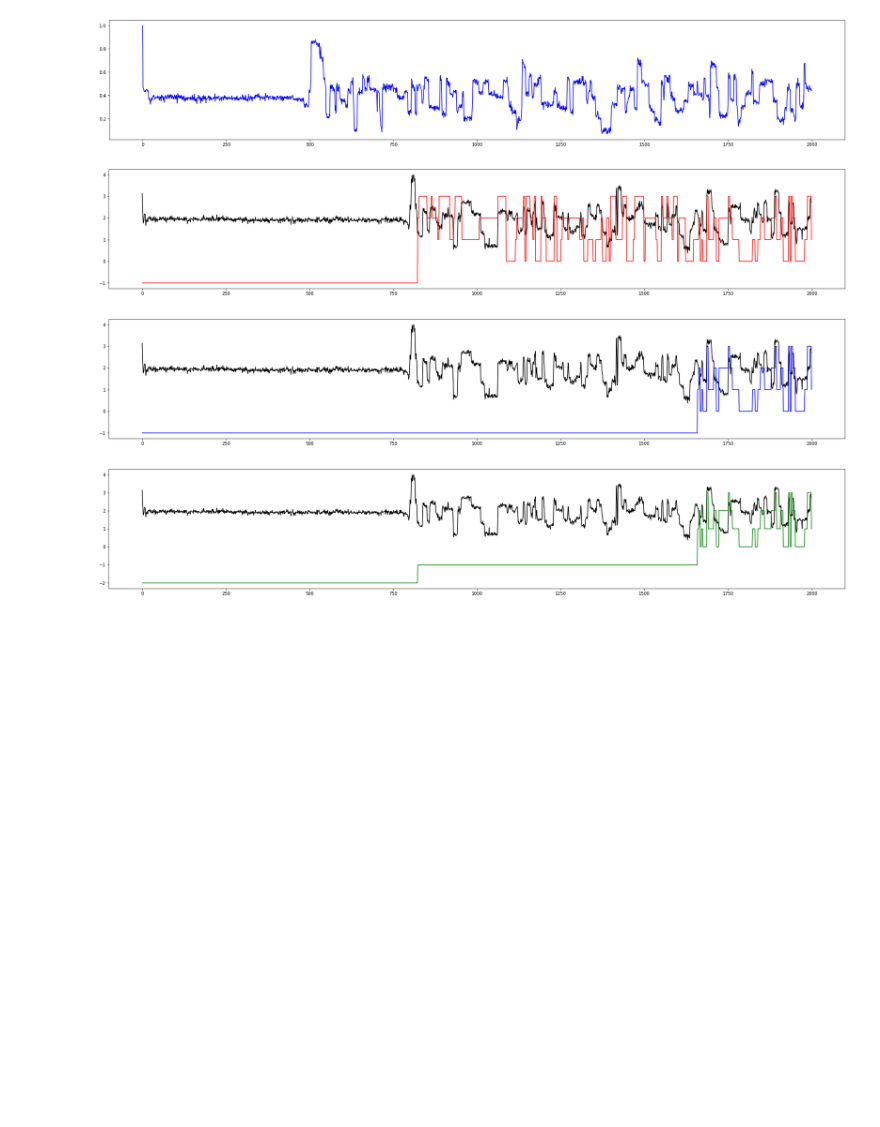
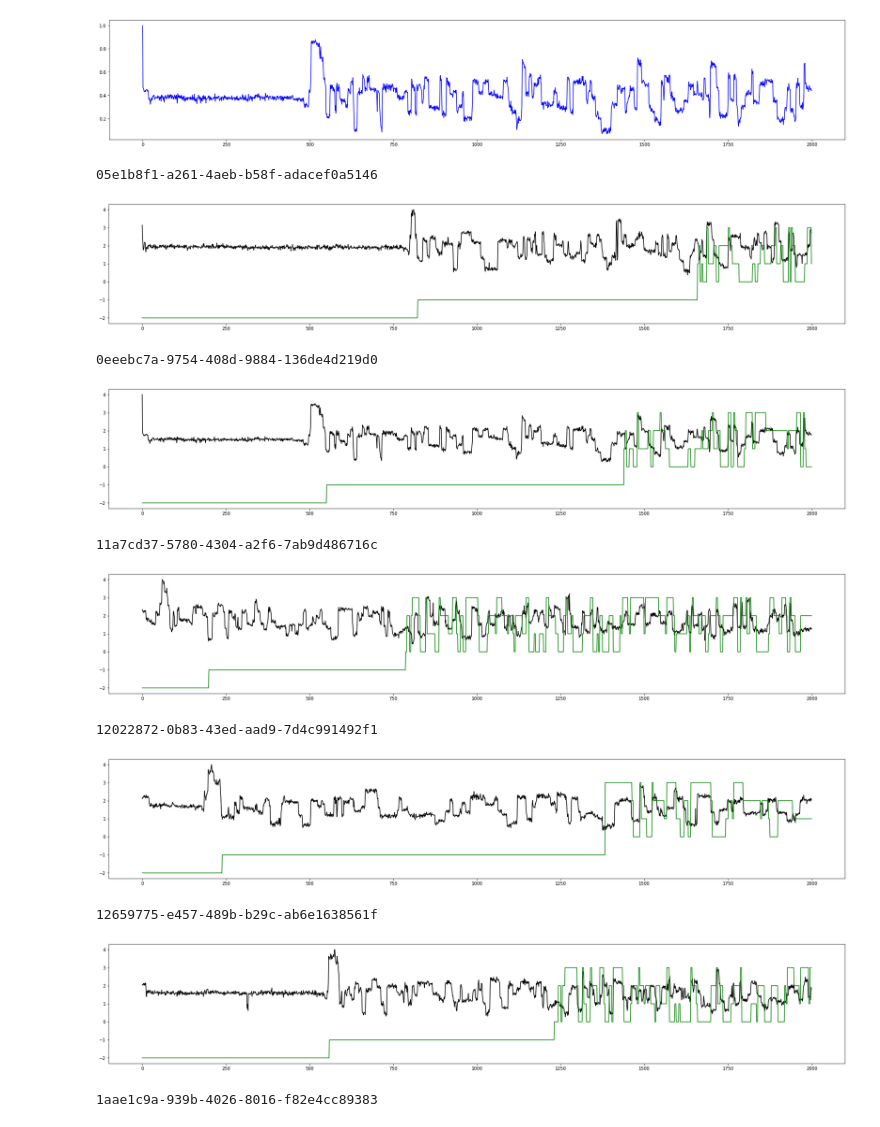
Before and after one commit to felixgravila/darkmatter, a Jupyter notebook: miro/taiyaki_analysis/Process_labels.ipynb, the cells around one changed output. Cells and saved outputs as stored; diff of their text form; code cells hidden in the pictures; blank space fills up the shorter version.

Commit message:
added API for obtaining labelled data, see process labels notebook

```diff
--- a/miro/taiyaki_analysis/Process_labels.ipynb
+++ b/miro/taiyaki_analysis/Process_labels.ipynb
@@ -71,4 +71,4 @@ def get_read_attributes(read):
 f1 = "./../../taiyakiOutputs/output_createfasta.hdf5"
 f2 = "./../../taiyakiOutputs/output_justfromfasta.hdf5"
 
-reads, _ = load_reads(f1,f2)
+reads, other_reads = load_reads(f1,f2)
@@ -91,62 +131,36 @@ plt.show()
 # %%
-def make_dna_list(read):
-    dnalist = []
-    pos = 0
-    signalrefs = list(read['Ref_to_signal'])
-    dnaref = list(read['Reference'])
-    for idx in range(len(signalrefs)):
-        if idx == 0:
-            dnalist.extend([-1]*signalrefs[idx])
-        else:
-            for i in range(signalrefs[idx]-signalrefs[idx-1]):
-                dnalist.append(dnaref[idx-1])
-    return dnalist
-
-def make_labels(dna_unmapped, dna_mapped):
-    DNA = []
-
-    i = 0
-    while(i < len(dna_mapped)):
-
-        #mapped have readins
-        if(dna_mapped[i] != -1):
-            DNA.append(dna_mapped[i])
-        #mapped dont yet have readings
-        else:
-            #unmapped have readings
-            if(dna_unmapped[i] != -1):
-                DNA.append(-1)
-            #unmapped have no readings
-            else:
-                DNA.append(-2)
-        i +=1
-
-    return DNA
-
-
-for index in range(1):
+for index in range(len(reads)):
     #THESE TWO HAVE DIF LENGTHS?!
     dna1 = make_dna_list(reads[index][0])
     dna2 = make_dna_list(reads[index][1])
     DNA = make_labels(dna1, dna2)
-    _, signal1, points1, labels1 = get_read_attributes(reads[index][0])
+    uid1, signal1, points1, labels1 = get_read_attributes(reads[index][0])
     _, signal2, points2, labels2 = get_read_attributes(reads[index][1])
 
+    #plt.figure(figsize=(30,5))
+    #plt.plot(signal1[0:2000]*4, 'k', label="raw")
+    #plt.plot(dna1[0:2000], 'r', label="base")
+    #plt.show()
+
+    #plt.figure(figsize=(30,5))
+    #plt.plot(signal1[0:2000]*4, 'k', label="raw")
+    #plt.plot(dna2[0:2000], 'b', label="base")
+    #plt.show()
+
+    print(uid1)
     plt.figure(figsize=(30,5))
-    plt.plot(signal1[0:2000]*4, 'k', label="raw")
-    plt.plot(dna1[0:2000], 'r', label="base")
+    plt.plot(signal1[:2000]*4, 'k', label="raw")
+    plt.plot(DNA[:2000], 'g', label="DNA")
     plt.show()
-
-    plt.figure(figsize=(30,5))
-    plt.plot(signal1[0:2000]*4, 'k', label="raw")
-    plt.plot(dna2[0:2000], 'b', label="base")
-    plt.show()
-
-    plt.figure(figsize=(30,5))
-    plt.plot(signal1[0:2000]*4, 'k', label="raw")
-    plt.plot(DNA[0:2000], 'g', label="DNA")
-    plt.plot()
 # %% [output]
+05e1b8f1-a261-4aeb-b58f-adacef0a5146
-[figure, old version]
+[figure, new version]
+0eeebc7a-9754-408d-9884-136de4d219d0
-[figure, old version]
+[figure, new version]
+11a7cd37-5780-4304-a2f6-7ab9d486716c
-[figure, old version]
+[figure, new version]
+12022872-0b83-43ed-aad9-7d4c991492f1
+[figure, added]
+12659775-e457-489b-b29c-ab6e1638561f
+[figure, added]
+1aae1c9a-939b-4026-8016-f82e4cc89383
```
Also changed, not shown: parts of 3 cells of this notebook, 3 other files.
